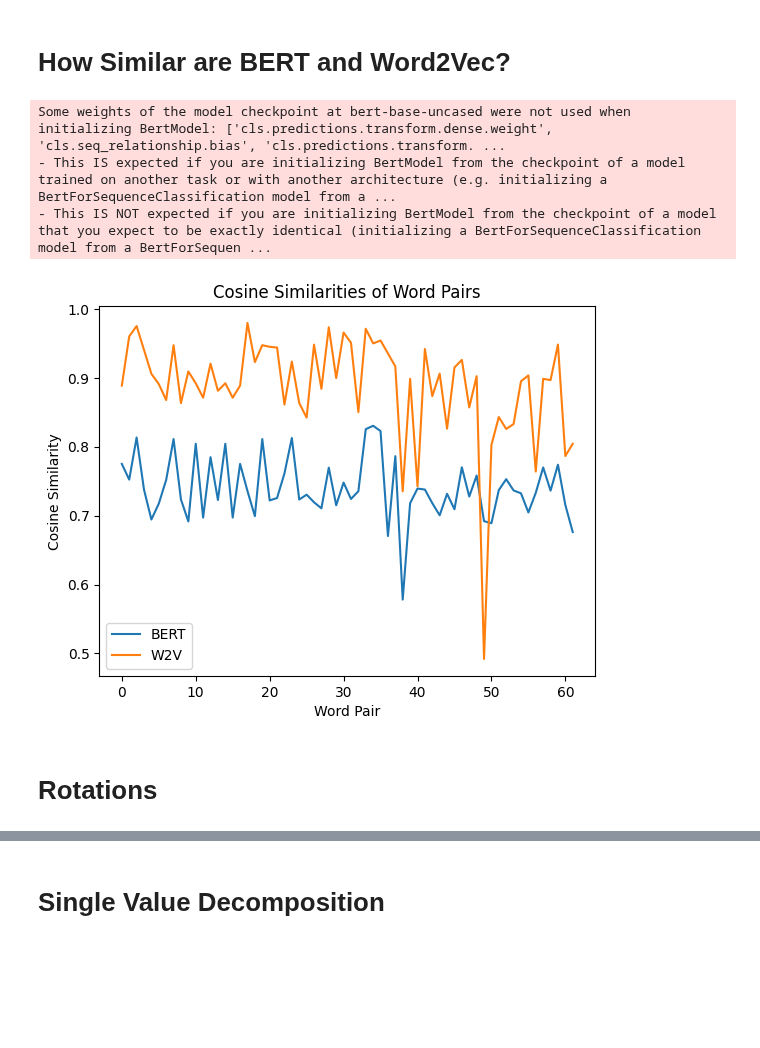
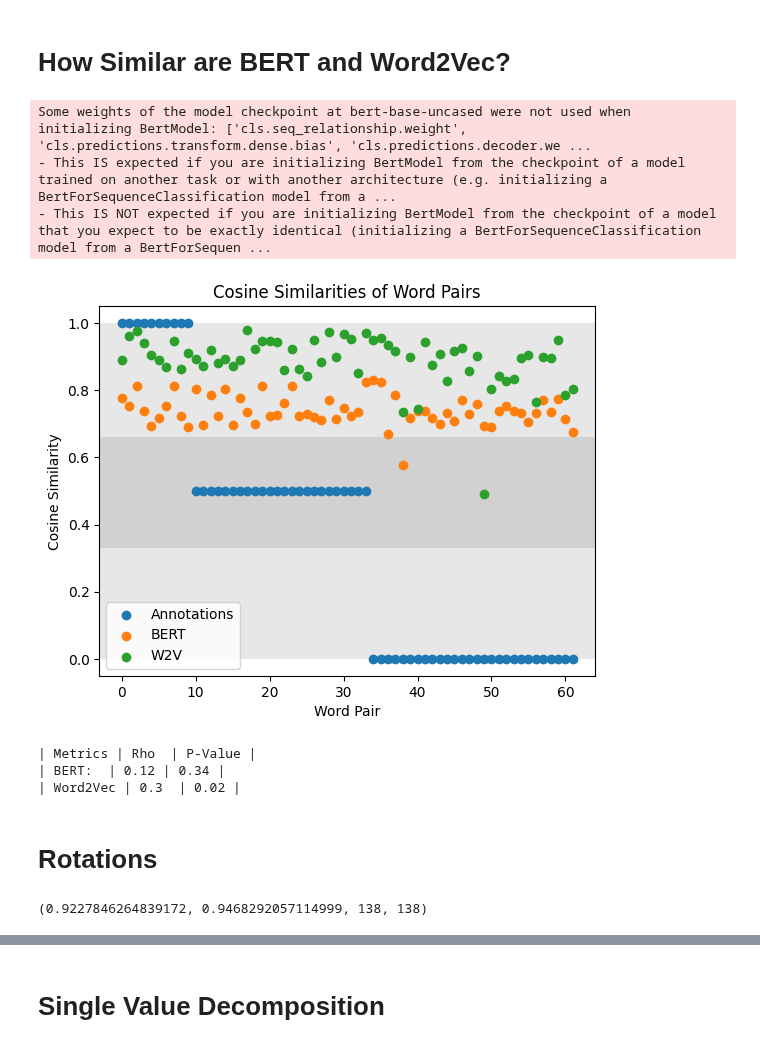
Before and after one commit to henry-dev-atkins/QNLP_MasterWork, a Jupyter notebook: ReadingWordData.ipynb, the cells around one changed output, grey strips where cells are left out. Drawn from its saved outputs; the diff is of its cells as text; code cells hidden in the pictures; blank space fills up the shorter version.

```diff
--- a/ReadingWordData.ipynb
+++ b/ReadingWordData.ipynb
@@ -36,3 +40,6 @@ Note: you may need to restart the kernel to use updated packages.
 # %%
 from Models import *
 #Importing: BertEncodingWords, W2VModel
+
+word_pairs, word_pairs_annotations = GetWordPairs()
+word_list = GetWords()
@@ -41,43 +54,73 @@ from Models import *
 # %%
 bertWords = BertEncodingWords()
 W2V_768 = W2VModel(768)
 
 BERT_similarities, W2V_similarities = [], []
 
 for pair in word_pairs:
 	BERT_similarities.append(1-cosine(bertWords.getWordVector(pair[0]), bertWords.getWordVector(pair[1])))
-	W2V_similarities.append(1-cosine(W2V_768.getvector(pair[0]), W2V.getvector(pair[1])))
+	W2V_similarities.append(1-cosine(W2V_768.getvector(pair[0]), W2V_768.getvector(pair[1])))
 
-plt.plot(BERT_similarities, label = "BERT")
-plt.plot(W2V_similarities, label = "W2V")
+
+BERT_rho, BERT_p = spearmanr(word_pairs_annotations, BERT_similarities)
+W2V_rho, W2V_p = spearmanr(word_pairs_annotations, W2V_similarities)
+plt.scatter(np.arange(0,len(word_pairs_annotations)), word_pairs_annotations, label = "Annotations")
+plt.scatter(np.arange(0,len(BERT_similarities)),BERT_similarities, label = "BERT")
+plt.scatter(np.arange(0,len(W2V_similarities)),W2V_similarities, label = "W2V")
+plt.axhspan(-0., 0.33, facecolor='0.1', alpha=0.1, zorder=0)
+plt.axhspan(0.33, 0.66, facecolor='0.1', alpha=0.2, zorder=0)
+plt.axhspan(0.66, 1.0, facecolor='0.1', alpha=0.1, zorder=0)
 plt.title("Cosine Similarities of Word Pairs")
 plt.xlabel("Word Pair")
 plt.ylabel("Cosine Similarity")
 plt.legend()
 plt.show()
+
+table = [["Metrics", "Rho", "P-Value"], ["BERT: ", np.round(BERT_rho, 2), np.round(BERT_p, 2)], ["Word2Vec", np.round(W2V_rho, 2), np.round(W2V_p, 2)]]
+for row in table:
+    print('| {:1} | {:^4} | {:<3} |'.format(*row))
 # %% [output]
-Some weights of the model checkpoint at bert-base-uncased were not used when initializing BertModel: ['cls.predictions.transform.dense.weight', 'cls.seq_relationship.bias', 'cls.predictions.transform. ...
+Some weights of the model checkpoint at bert-base-uncased were not used when initializing BertModel: ['cls.seq_relationship.weight', 'cls.predictions.transform.dense.bias', 'cls.predictions.decoder.we ...
 - This IS expected if you are initializing BertModel from the checkpoint of a model trained on another task or with another architecture (e.g. initializing a BertForSequenceClassification model from a ...
 - This IS NOT expected if you are initializing BertModel from the checkpoint of a model that you expect to be exactly identical (initializing a BertForSequenceClassification model from a BertForSequen ...
-[figure, old version]
+[figure, new version]
+| Metrics | Rho  | P-Value |
+| BERT:  | 0.12 | 0.34 |
+| Word2Vec | 0.3  | 0.02 |
 # %% [markdown]
 # Rotations
 # %%
 def RotateWordVector(input_word_vector):
 	rotated_word_vector = []
 	for comaprison_word in word_list:
-		rotated_word_vector.append(1-cosine(input_word_vector, W2V.getvector(comaprison_word)))
+		rotated_word_vector.append(1-cosine(input_word_vector, W2V_768.getvector(comaprison_word)))
 	return rotated_word_vector
 
-W2V = W2VModel(768)
+W2V_768 = W2VModel(768)
 rotated_words = dict()
 for word in word_list:
 	rotated_word_vector = []
-	rotated_word_vector = RotateWordVector(W2V.getvector(word))
+	rotated_word_vector = RotateWordVector(W2V_768.getvector(word))
 	normalized_rotated_vector = np.array(rotated_word_vector)
 	scaled_normalized_rotated_vector = np.interp(normalized_rotated_vector, (normalized_rotated_vector.min(), normalized_rotated_vector.max()), (-1, +1))
 	rotated_words.update({str(word): scaled_normalized_rotated_vector})
 
+def evaluateSimilaritiesOfMethods():
+	keys, res = [],[]
+	for idx, word in enumerate(word_pairs):
+		keys.append(str(word[0] + " "+ word[1]))
+		res.append(1 - cosine(rotated_words[word[0]], rotated_words[word[1]]))
+	return keys, res
+
+keys, res = evaluateSimilaritiesOfMethods()
+
+rotated_similatities_dict = {keys[i]: val for i, val in enumerate(res)}
+#Below allows for repeated pairs
+rotated_similatities = [rotated_similatities_dict[str(word[0] + " "+ word[1])] for word in word_pairs]
+
+
 word = 'board'
 comaprison_word = 'market'
-1-cosine(W2V.getvector(word), W2V.getvector(comaprison_word)), 1-cosine(rotated_words[word], rotated_words[comaprison_word]), len(rotated_words['board']),len(rotated_words['market'])
+1-cosine(W2V_768.getvector(word), W2V_768.getvector(comaprison_word)), 1-cosine(rotated_words[word], rotated_words[comaprison_word]), len(rotated_words['board']),len(rotated_words['market'])
+# %% [output]
+(0.9227846264839172, 0.9468292057114999, 138, 138)
```
Also changed, not shown: parts of 11 cells of this notebook, 6 other files.
